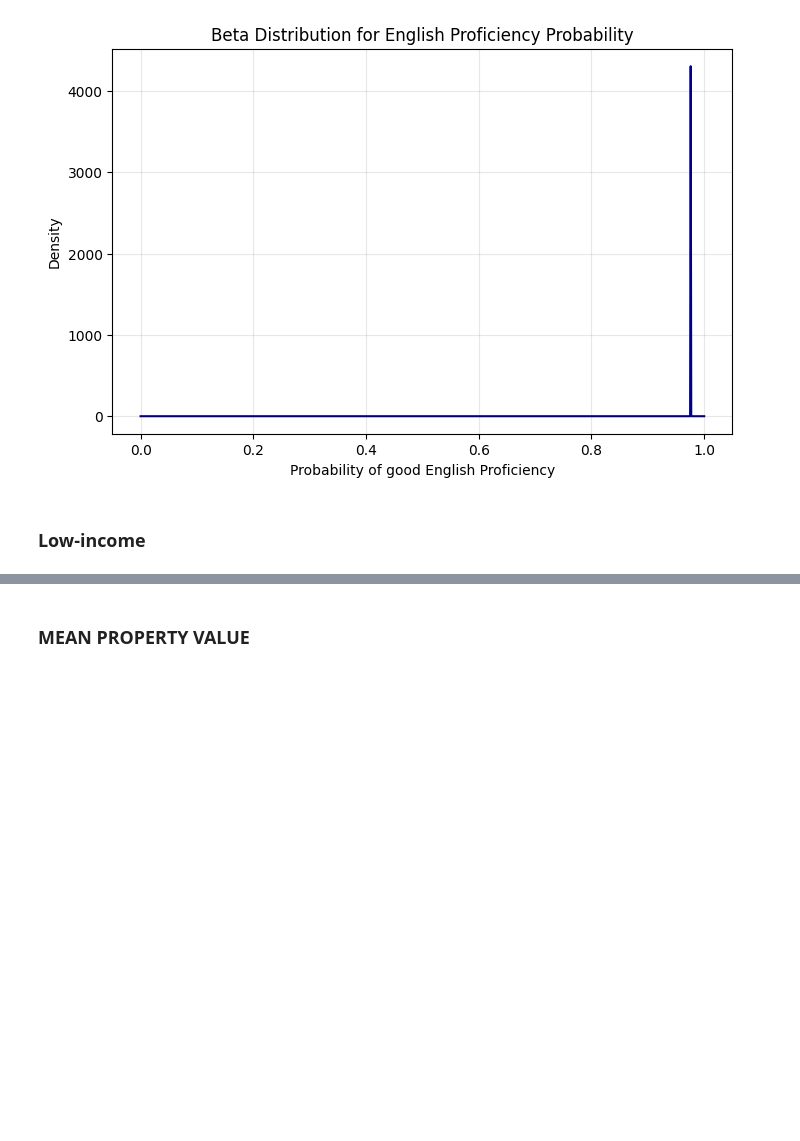
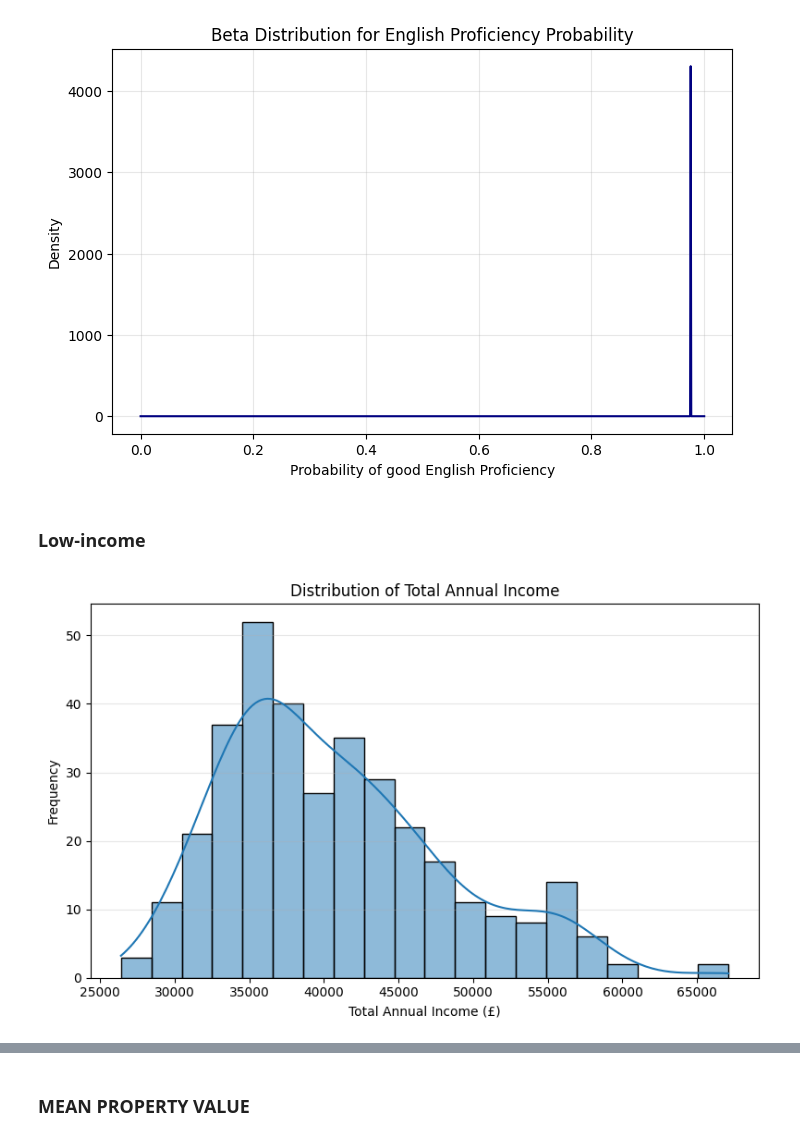
Before and after one commit to oUesio/Impact-based-flood-RL-agent, a Jupyter notebook: distributions.ipynb, the cells around one changed output, grey strips where cells are left out. Saved outputs shown, nothing was run; the diff lists cells and outputs as text; code cells hidden in the pictures; blank space fills up the shorter version.

```diff
--- a/distributions.ipynb
+++ b/distributions.ipynb
@@ -207,6 +199,21 @@ plt.show()
 # %% [markdown]
 ### Low-income
 # %%
-'''
-Low income threshold = 60% of median
-'''
+income = pd.read_csv("data/mean_income.csv")
+income['Total annual income (£)'] = (
+    income['Total annual income (£)']
+    .str.strip()
+    .str.replace(',', '')
+    .astype(float)
+)
+plt.figure(figsize=(8,5))
+sns.histplot(income['Total annual income (£)'], bins=20, kde=True, edgecolor='black')
+
+plt.title('Distribution of Total Annual Income')
+plt.xlabel('Total Annual Income (£)')
+plt.ylabel('Frequency')
+plt.grid(axis='y', alpha=0.3)
+plt.tight_layout()
+plt.show()
+# %% [output]
+[figure, added]
```
Also changed, not shown: parts of 26 cells of this notebook, 1 other file.
